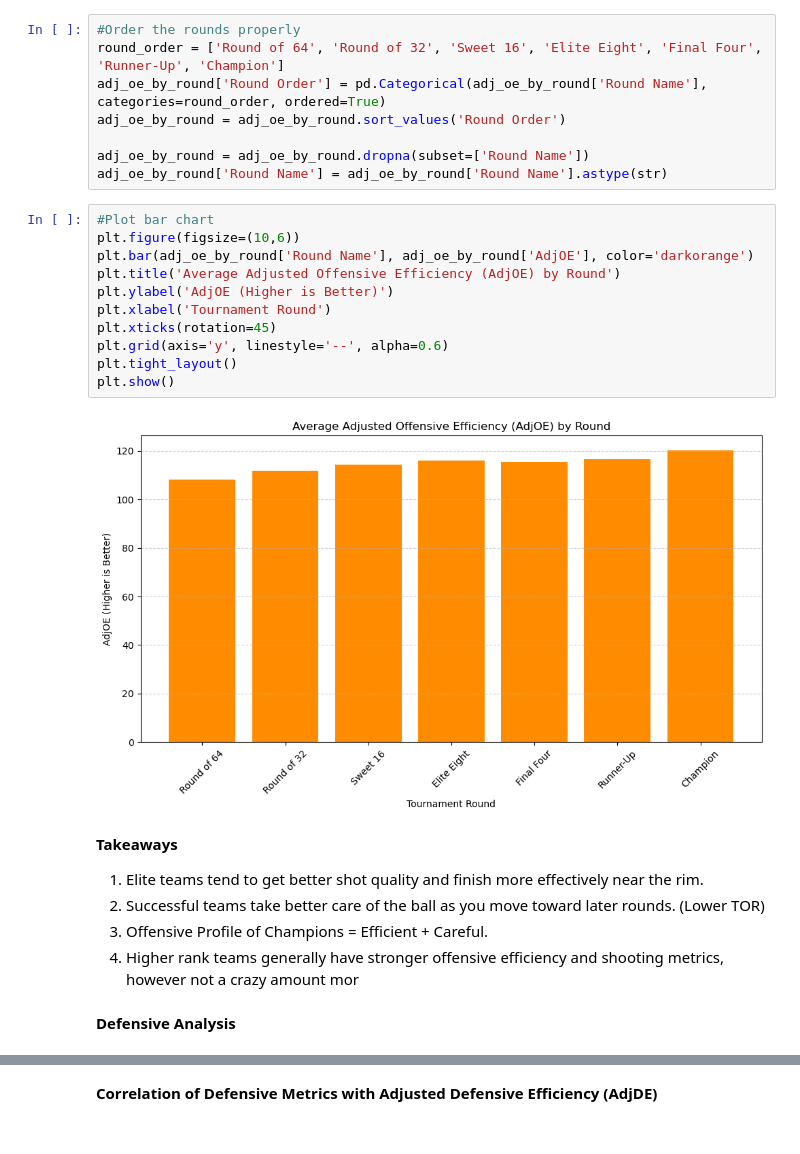
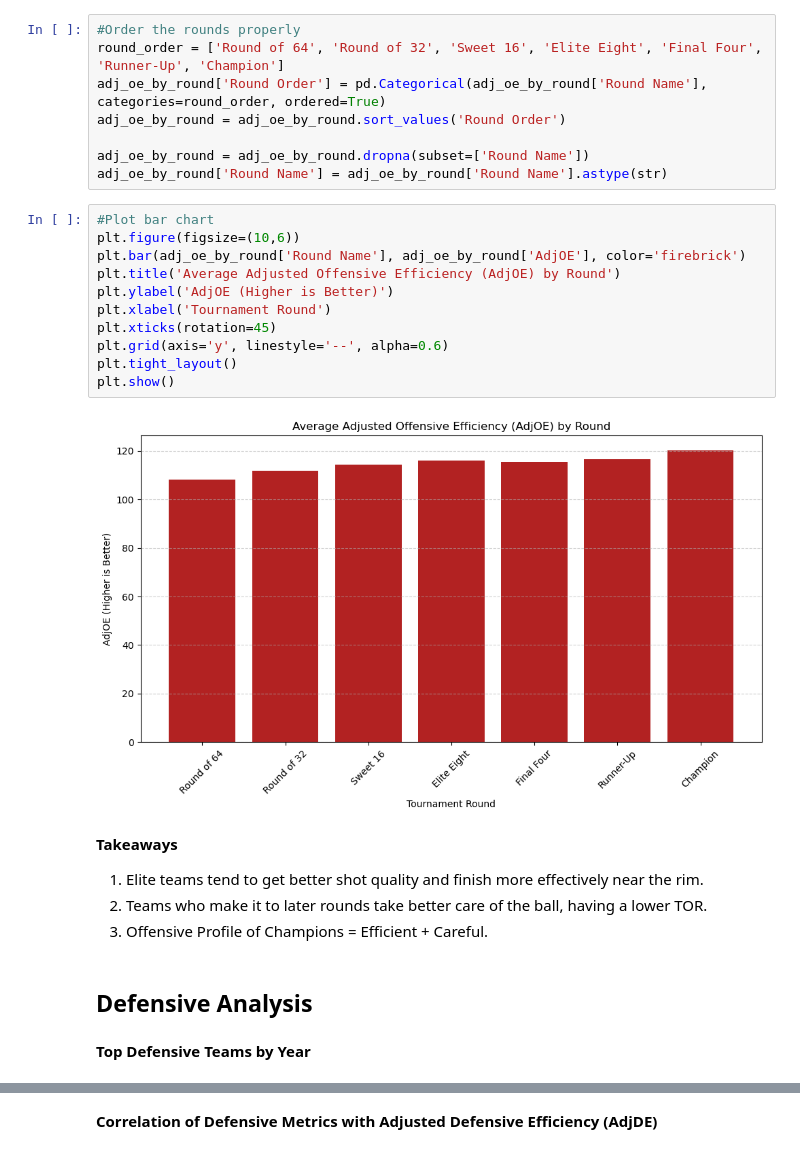
Before and after one commit to makennavick/march-madness-project, a Jupyter notebook: March_Madness_Analysis.ipynb, the cells around one changed output, grey strips where cells are left out. Drawn from its saved outputs; the diff is of its cells as text.

Commit message:
Analysis Update

```diff
--- a/March_Madness_Analysis.ipynb
+++ b/March_Madness_Analysis.ipynb
@@ -181,21 +205,22 @@ adj_oe_by_round['Round Name'] = adj_oe_by_round['Round Name'].astype(str)
 # %%
 #Plot bar chart
 plt.figure(figsize=(10,6))
-plt.bar(adj_oe_by_round['Round Name'], adj_oe_by_round['AdjOE'], color='darkorange')
+plt.bar(adj_oe_by_round['Round Name'], adj_oe_by_round['AdjOE'], color='firebrick')
 plt.title('Average Adjusted Offensive Efficiency (AdjOE) by Round')
 plt.ylabel('AdjOE (Higher is Better)')
 plt.xlabel('Tournament Round')
 plt.xticks(rotation=45)
 plt.grid(axis='y', linestyle='--', alpha=0.6)
 plt.tight_layout()
 plt.show()
 # %% [output]
-[figure, old version]
+[figure, new version]
 # %% [markdown]
 **Takeaways**
 1. Elite teams tend to get better shot quality and finish more effectively near the rim.
-2. Successful teams take better care of the ball as you move toward later rounds. (Lower TOR)
+2. Teams who make it to later rounds take better care of the ball, having a lower TOR.
 3. Offensive Profile of Champions = Efficient + Careful.
-4. Higher rank teams generally have stronger offensive efficiency and shooting metrics, however not a crazy amount mor
 # %% [markdown]
-**Defensive Analysis**
+## Defensive Analysis
+# %% [markdown]
+**Top Defensive Teams by Year**
```
Also changed, not shown: parts of 29 cells of this notebook.
